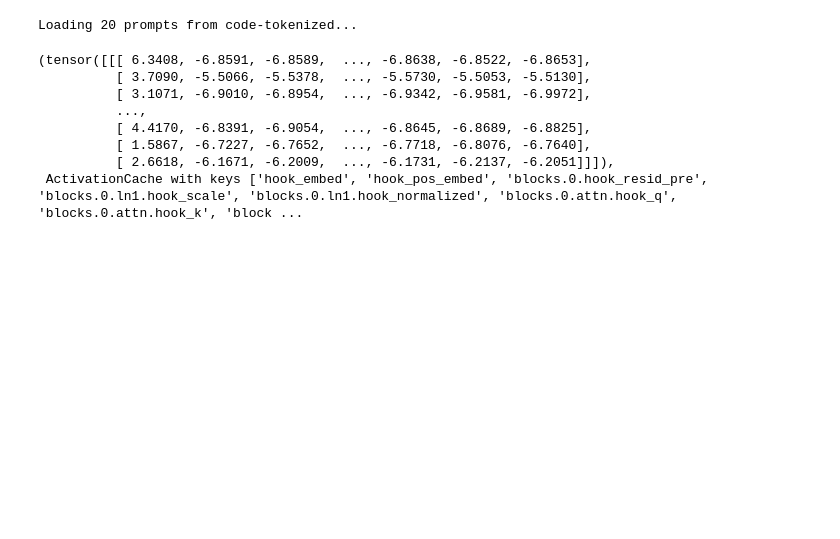
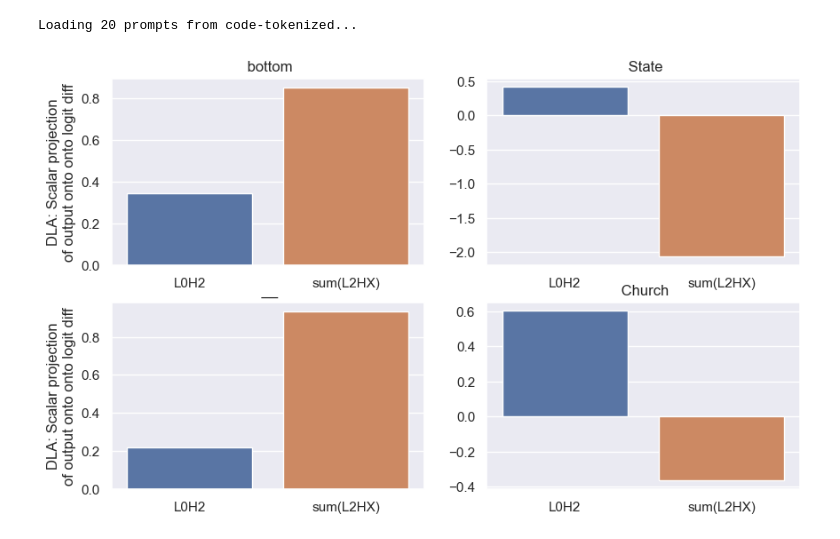
Before and after one commit to canrager/cleanup_nodes, a Jupyter notebook: exploration_DLA_vs_cleanupDLA.ipynb, the cells around one changed output. Saved outputs shown, nothing was run; the diff lists cells and outputs as text; code cells hidden in the pictures; blank space fills up the shorter version.

Commit message:
added plot

```diff
--- a/exploration_DLA_vs_cleanupDLA.ipynb
+++ b/exploration_DLA_vs_cleanupDLA.ipynb
@@ -70,19 +51,6 @@ examples = [
         "incorrect": " Advent",
     }
 ]
-# %%
-cache = model.run_with_cache(examples[0]["text"])
-# %%
-cache
-# %% [output]
-(tensor([[[ 6.3408, -6.8591, -6.8589,  ..., -6.8638, -6.8522, -6.8653],
-          [ 3.7090, -5.5066, -5.5378,  ..., -5.5730, -5.5053, -5.5130],
-          [ 3.1071, -6.9010, -6.8954,  ..., -6.9342, -6.9581, -6.9972],
-          ...,
-          [ 4.4170, -6.8391, -6.9054,  ..., -6.8645, -6.8689, -6.8825],
-          [ 1.5867, -6.7227, -6.7652,  ..., -6.7718, -6.8076, -6.7640],
-          [ 2.6618, -6.1671, -6.2009,  ..., -6.1731, -6.2137, -6.2051]]]),
- ActivationCache with keys ['hook_embed', 'hook_pos_embed', 'blocks.0.hook_resid_pre', 'blocks.0.ln1.hook_scale', 'blocks.0.ln1.hook_normalized', 'blocks.0.attn.hook_q', 'blocks.0.attn.hook_k', 'block ...
 # %%
 def get_results(model, example):
     token_ids = model.to_tokens(example["text"])
@@ -95,18 +63,15 @@ def get_results(model, example):
     _, cache = model.run_with_cache(
         token_ids,
         names_filter=lambda name: (
-            name in resid_names
-            or name == "blocks.0.attn.hook_result"
+            name == "blocks.0.attn.hook_result"
             or name == "blocks.2.attn.hook_result"
             or name == "ln_final.hook_scale"
             or name == "ln_final.hook_normalized"
         ),
     )
 
-    # Get activations from the cache
-    resids = torch.stack(
-        [cache[name] for name in resid_names], dim=0
-    )  # (resid, batch, pos, d_model)
+
+    # (resid, batch, pos, d_model)
     L0H2 = cache["blocks.0.attn.hook_result"][:, :, 2, :]  # (batch, pos, d_model)
     L2HX = einops.reduce(
         cache["blocks.2.attn.hook_result"],
@@ -116,16 +81,26 @@ def get_results(model, example):
     scale = cache["ln_final.hook_scale"]
 
     apply_ln = lambda x: (x - x.mean(dim=-1, keepdim=True)) / scale
-    resids_ln = apply_ln(resids)
     L0H2_ln = apply_ln(L0H2)
     L2HX_ln = apply_ln(L2HX)
 
-    # Check that manual layernorming is correct
-    assert torch.allclose(cache["ln_final.hook_normalized"], resids_ln[-1], atol=1e-5)
-
     return (
-        resids_ln[:, 0, -1, :] @ logit_diff_direction,
-        projection_ratio(resids[:, 0, -1, :], L0H2[0, -1, :].unsqueeze(0)),
         L0H2_ln[0, -1, :] @ logit_diff_direction,
         L2HX_ln[0, -1, :] @ logit_diff_direction,
     )
+# %%
+fig, ax = plt.subplots(2,2, figsize=(10,6))
+
+for i in range(len(examples)):
+    head_names = ["L0H2", "sum(L2HX)"]
+    dlas = get_results(model, examples[i])
+    dlas = [dla.item() for dla in dlas]
+
+    row = i // 2
+    col = i % 2
+    sns.barplot(x=head_names, y=dlas, ax=ax[row][col])
+    ax[row][col].set_title(examples[i]["correct"])
+    if col == 0:
+        ax[row][col].set_ylabel("DLA: Scalar projection\nof output onto onto logit diff")
+# %% [output]
+[figure, added]
```
Also changed, not shown: parts of 2 cells of this notebook.
